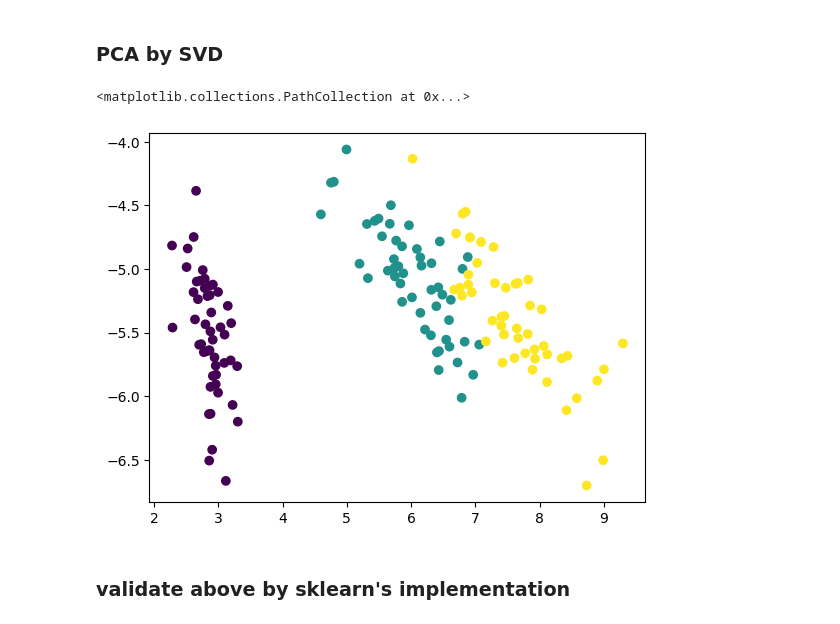
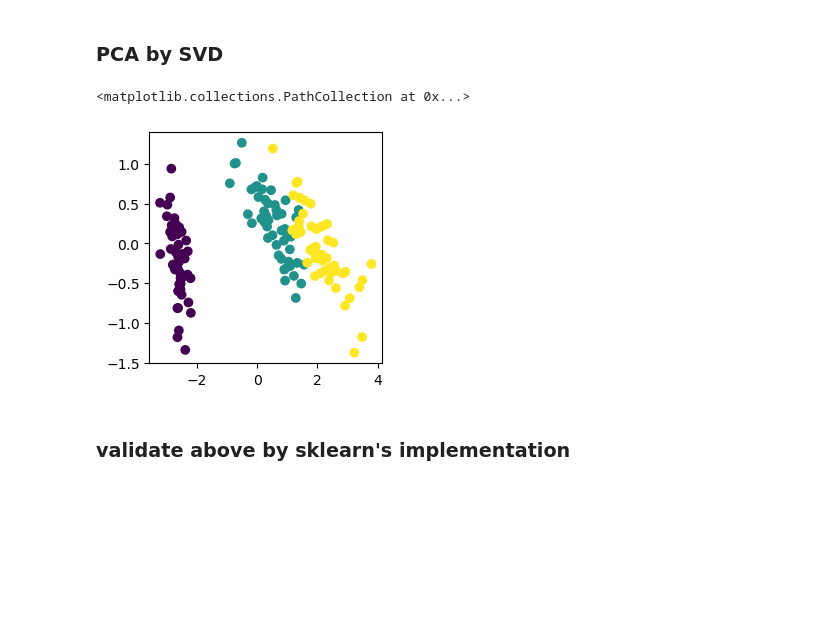
Before and after one commit to gozsoy/ml-algos-from-scratch, a Jupyter notebook: pca.ipynb, the cells around one changed output. Drawn from its saved outputs; the diff is of its cells as text; code cells hidden in the pictures; blank space fills up the shorter version.

```diff
--- a/pca.ipynb
+++ b/pca.ipynb
@@ -47,12 +47,16 @@ W = Wh.T
 
 # compute coordinates in new space
 n_comp = 2
-X_new = X @ W[:,:n_comp]
+X_new = X_hat @ W[:,:n_comp]
+
+# reconstruction
+X_rec = scaler.inverse_transform(X_new @ W[:,:n_comp].T)
 # %%
+plt.figure(figsize=(3, 3))
 plt.scatter(x=X_new[:,0],y=X_new[:,1],c=y)
 # %% [output]
 <matplotlib.collections.PathCollection at 0x...>
-[figure, old version]
+[figure, new version]
 # %% [markdown]
 ### validate above by sklearn's implementation
 # %%
```
Also changed, not shown: parts of 8 cells of this notebook.
